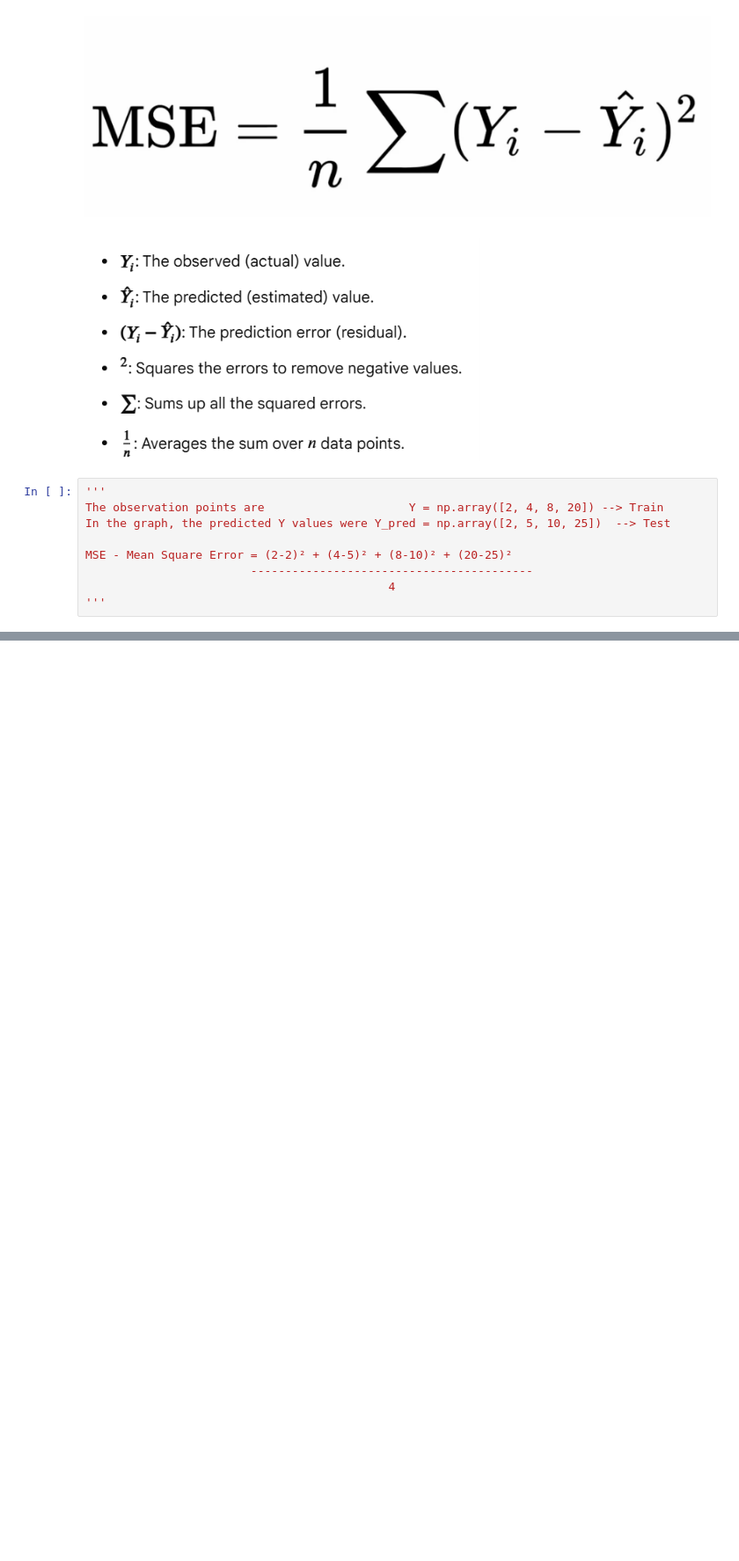
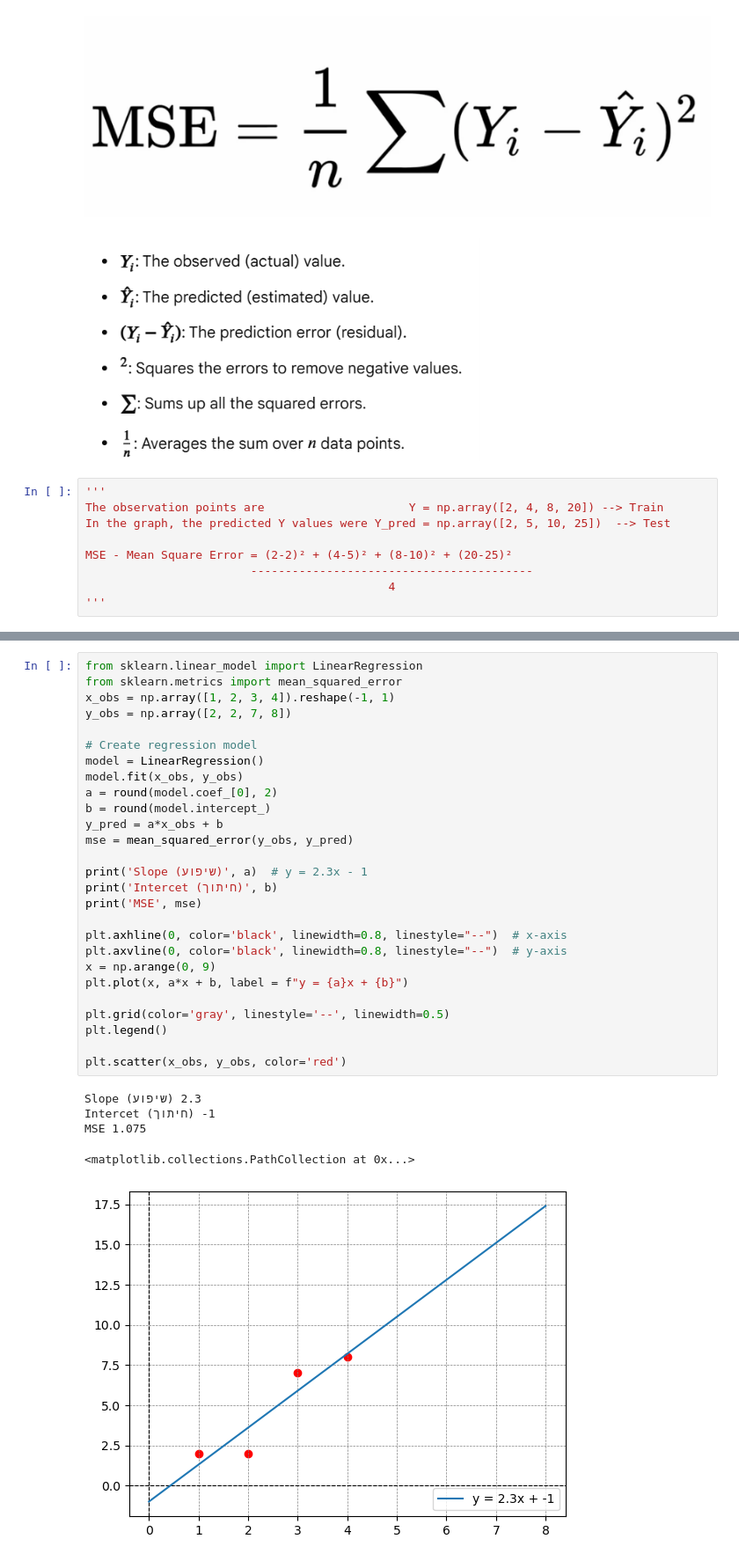
Before and after one commit to pythonai211225-rgb/08.07.2026, a Jupyter notebook: linear2_07_08_2026.ipynb, the cells around one changed output, grey strips where cells are left out. Shown at 88% size. Drawn from its saved outputs; the diff is of its cells as text; blank space fills up the shorter version.

```diff
--- a/linear2_07_08_2026.ipynb
+++ b/linear2_07_08_2026.ipynb
@@ -44 +63,34 @@ plt.plot(x, 2.3*x - 1, color='pink')
 [figure]
+# %%
+from sklearn.linear_model import LinearRegression
+from sklearn.metrics import mean_squared_error
+x_obs = np.array([1, 2, 3, 4]).reshape(-1, 1)
+y_obs = np.array([2, 2, 7, 8])
+
+# Create regression model
+model = LinearRegression()
+model.fit(x_obs, y_obs)
+a = round(model.coef_[0], 2)
+b = round(model.intercept_)
+y_pred = a*x_obs + b
+mse = mean_squared_error(y_obs, y_pred)
+
+print('Slope (שיפוע)', a)  # y = 2.3x - 1
+print('Intercet (חיתוך)', b)
+print('MSE', mse)
+
+plt.axhline(0, color='black', linewidth=0.8, linestyle="--")  # x-axis
+plt.axvline(0, color='black', linewidth=0.8, linestyle="--")  # y-axis
+x = np.arange(0, 9)
+plt.plot(x, a*x + b, label = f"y = {a}x + {b}")
+
+plt.grid(color='gray', linestyle='--', linewidth=0.5)
+plt.legend()
+
+plt.scatter(x_obs, y_obs, color='red')
+# %% [output]
+Slope (שיפוע) 2.3
+Intercet (חיתוך) -1
+MSE 1.075
+<matplotlib.collections.PathCollection at 0x...>
+[figure, added]
```
Also changed, not shown: parts of 2 cells of this notebook.
